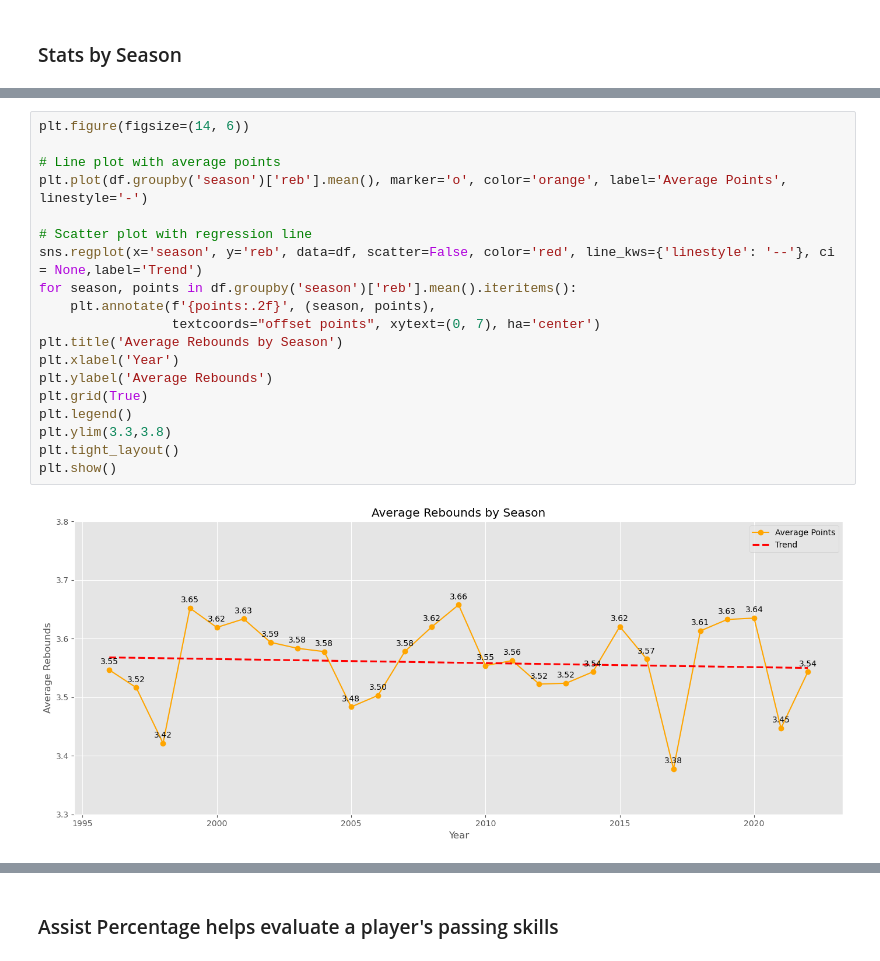
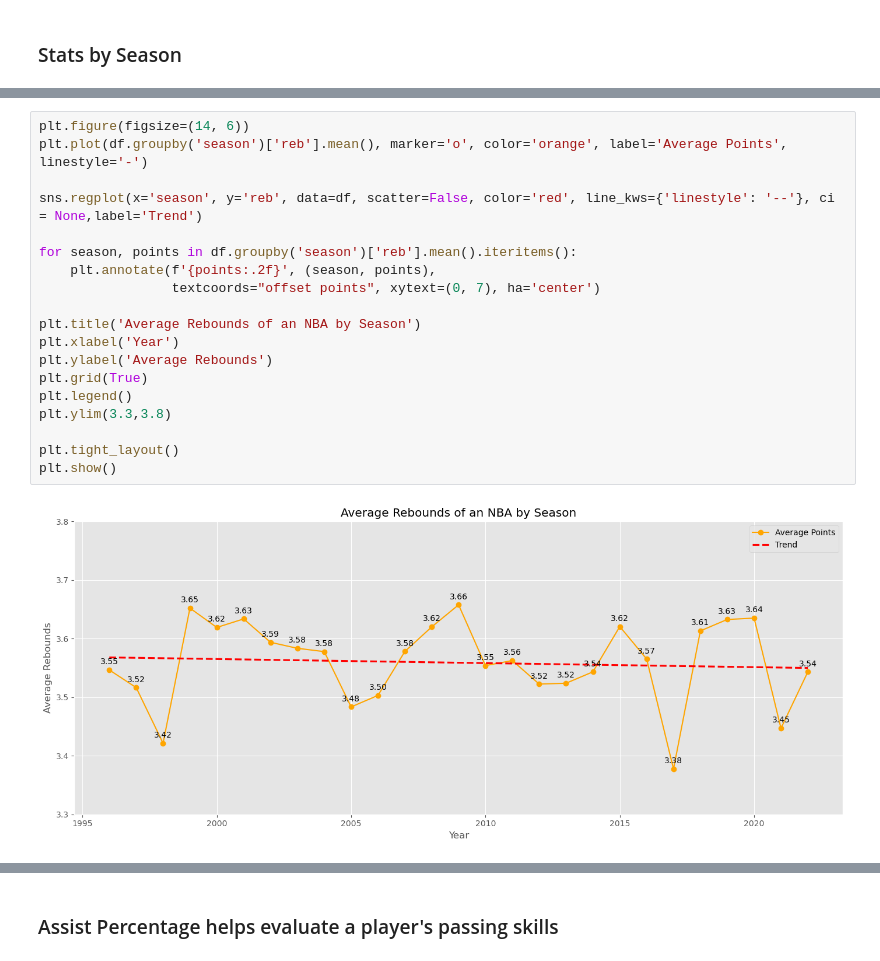
Before and after one commit to leonemma/Machine-Learning-in-Python, a Jupyter notebook: NBA players stats.ipynb, the cells around one changed output, grey strips where cells are left out. Cells and saved outputs as stored; diff of their text form.

```diff
--- a/NBA players stats.ipynb
+++ b/NBA players stats.ipynb
@@ -327,23 +319,23 @@ plt.show()
 # %%
 plt.figure(figsize=(14, 6))
-
-# Line plot with average points
 plt.plot(df.groupby('season')['reb'].mean(), marker='o', color='orange', label='Average Points', linestyle='-')
 
-# Scatter plot with regression line
 sns.regplot(x='season', y='reb', data=df, scatter=False, color='red', line_kws={'linestyle': '--'}, ci = None,label='Trend')
+
 for season, points in df.groupby('season')['reb'].mean().iteritems():
     plt.annotate(f'{points:.2f}', (season, points),
                  textcoords="offset points", xytext=(0, 7), ha='center')
-plt.title('Average Rebounds by Season')
+
+plt.title('Average Rebounds of an NBA by Season')
 plt.xlabel('Year')
 plt.ylabel('Average Rebounds')
 plt.grid(True)
 plt.legend()
 plt.ylim(3.3,3.8)
+
 plt.tight_layout()
 plt.show()
 # %% [output]
-[figure, old version]
+[figure, new version]
 # %%
 plt.figure(figsize=(14, 6))
```
Also changed, not shown: parts of 41 cells of this notebook.
